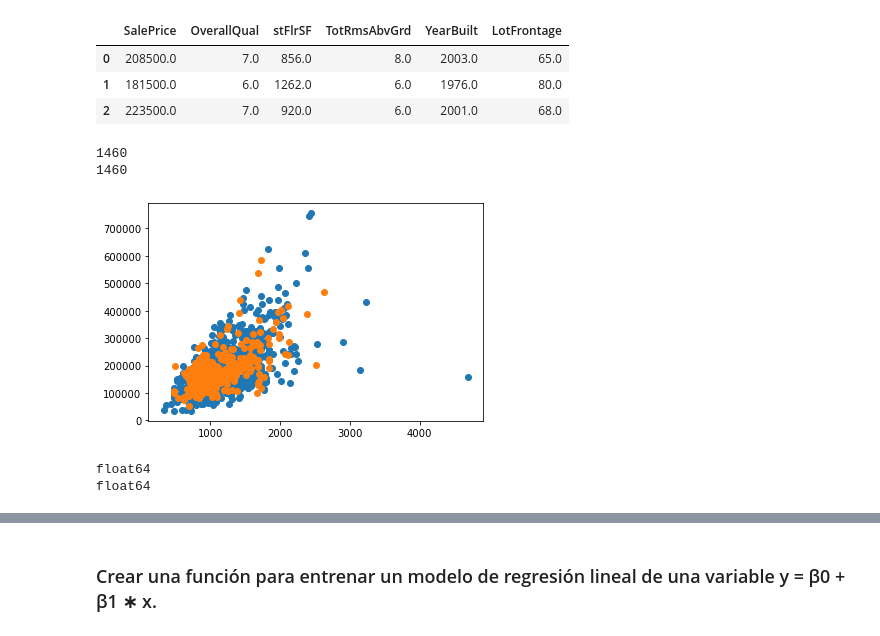
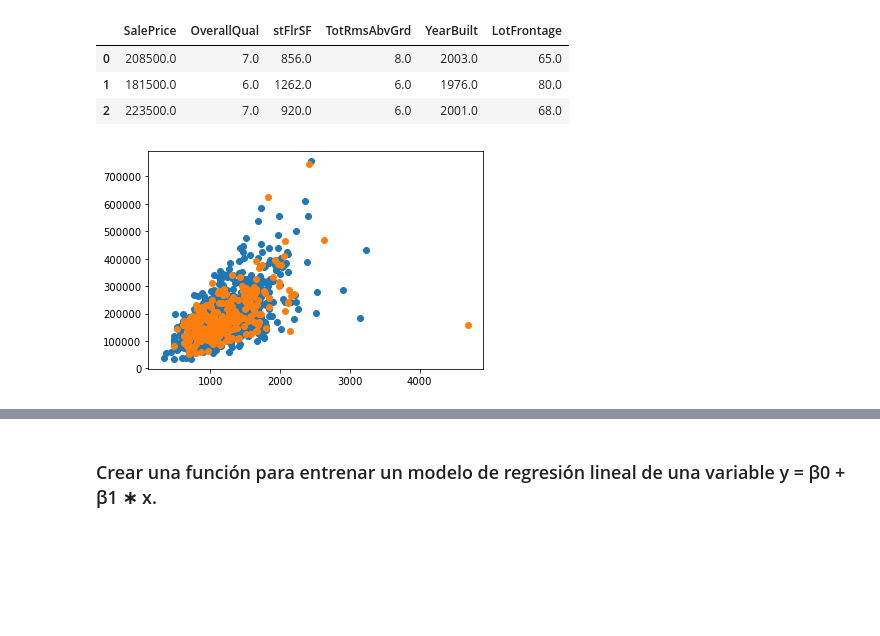
Before and after one commit to yalicar/proyecto_ADP, a Jupyter notebook: modelo.ipynb, the cells around one changed output, grey strips where cells are left out. Saved outputs shown, nothing was run; the diff lists cells and outputs as text; code cells hidden in the pictures; blank space fills up the shorter version.

```diff
--- a/modelo.ipynb
+++ b/modelo.ipynb
@@ -22,22 +20,10 @@ data.head(3)
 | 2 | 223500.0 | 7.0 | 920.0 | 6.0 | 2001.0 | 68.0 |
 # %%
 #Dividir dataset en Train and Test
-#X_train, X_test, y_train, y_test =train_test_split(data_array[:,2],data_array[:,0],test_size = 0.20)
-X_train, X_test, y_train, y_test =train_test_split(data_array[:,2],data_array[:,0],test_size = 0.20)
-print(len(X_train)+len(X_test))
-print(len(data.SalePrice))
+X_train, X_test, y_train, y_test =train_test_split(data_array[:,2],data_array[:,0],test_size = 0.20,shuffle=False)
 plt.scatter(X_train,y_train)
 plt.scatter(X_test,y_test)
 plt.show()
 # %% [output]
-1460
-1460
-[figure, old version]
+[figure, new version]
-# %%
-# Estandarizacion de las columnas numéricas, comprobacion de tipo de datos
-print(X_train.dtype)
-print(y_train.dtype)
-# %% [output]
-float64
-float64
 # %%
```
Also changed, not shown: parts of 21 cells of this notebook, 3 other files.
